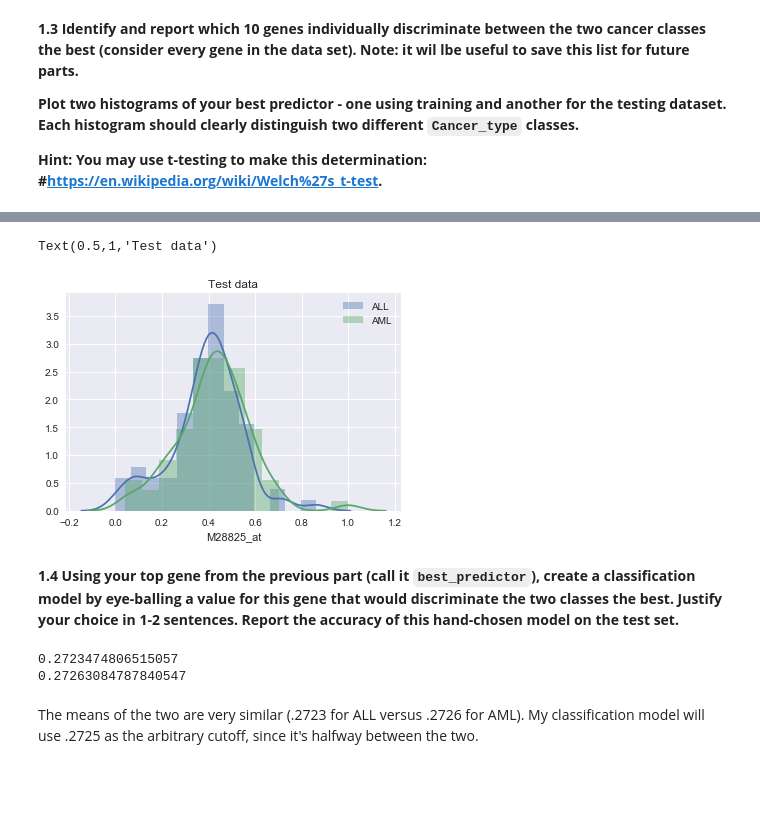
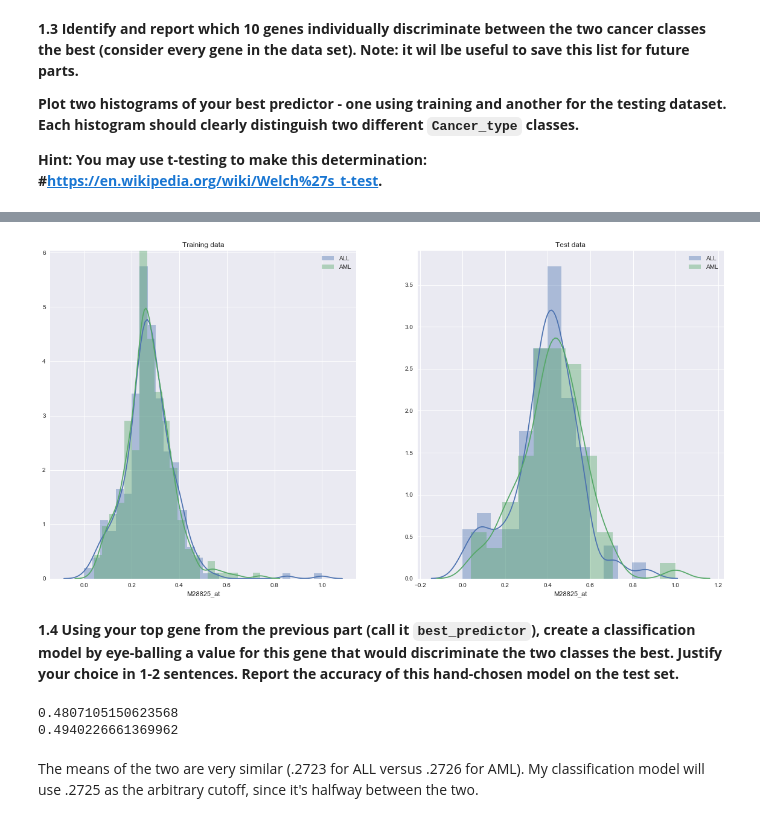
Before and after one commit to katiegrosch/2019-CS109A, a Jupyter notebook: content/homeworks/cs109a_hw4_209/cs109a_HW4.ipynb, the cells around one changed output, grey strips where cells are left out. Saved outputs shown, nothing was run; the diff lists cells and outputs as text; code cells hidden in the pictures; blank space fills up the shorter version.

```diff
--- a/content/homeworks/cs109a_hw4_209/cs109a_HW4.ipynb
+++ b/content/homeworks/cs109a_hw4_209/cs109a_HW4.ipynb
@@ -165,19 +157,27 @@ Text(0.5,1,'Training data')
-# %%
-sns.distplot(ALL_test['M28825_at'], label='ALL')
-sns.distplot(AML_test['M28825_at'], label='AML')
-plt.legend()
-plt.title('Test data')
-# %% [output]
-Text(0.5,1,'Test data')
-[figure, removed]
+# %%
+fig, ax = plt.subplots(1,2, figsize=(20,10))
+
+sns.distplot(ALL_train['M28825_at'], label='ALL', ax=ax[0])
+sns.distplot(AML_train['M28825_at'], label='AML', ax=ax[0])
+ax[0].legend()
+ax[0].title.set_text('Training data')
+
+sns.distplot(ALL_test['M28825_at'], label='ALL', ax=ax[1])
+sns.distplot(AML_test['M28825_at'], label='AML', ax=ax[1])
+ax[1].legend()
+ax[1].title.set_text('Test data')
+# %% [output]
+[figure, added]
 # %% [markdown]
 **1.4 Using your top gene from the previous part (call it  `best_predictor`), create a classification model by eye-balling a value for this gene that would discriminate the two classes the best. Justify your choice in 1-2 sentences. Report the accuracy of this hand-chosen model on the test set.**
 # %%
-print(AML_train['M28825_at'].mean())
-print(ALL_train['M28825_at'].mean())
+best_predictor = top_ten_genes['gene'].iloc[0]
+
+print(AML_train[best_predictor].mean())
+print(ALL_train[best_predictor].mean())
 # %% [output]
-0.2723474806515057
-0.27263084787840547
+0.4807105150623568
+0.4940226661369962
 # %% [markdown]
 The means of the two are very similar (.2723 for ALL versus .2726 for AML). My classification model will use .2725 as the arbitrary cutoff, since it's halfway between the two.
 # %%
```
Also changed, not shown: parts of 38 cells of this notebook.
